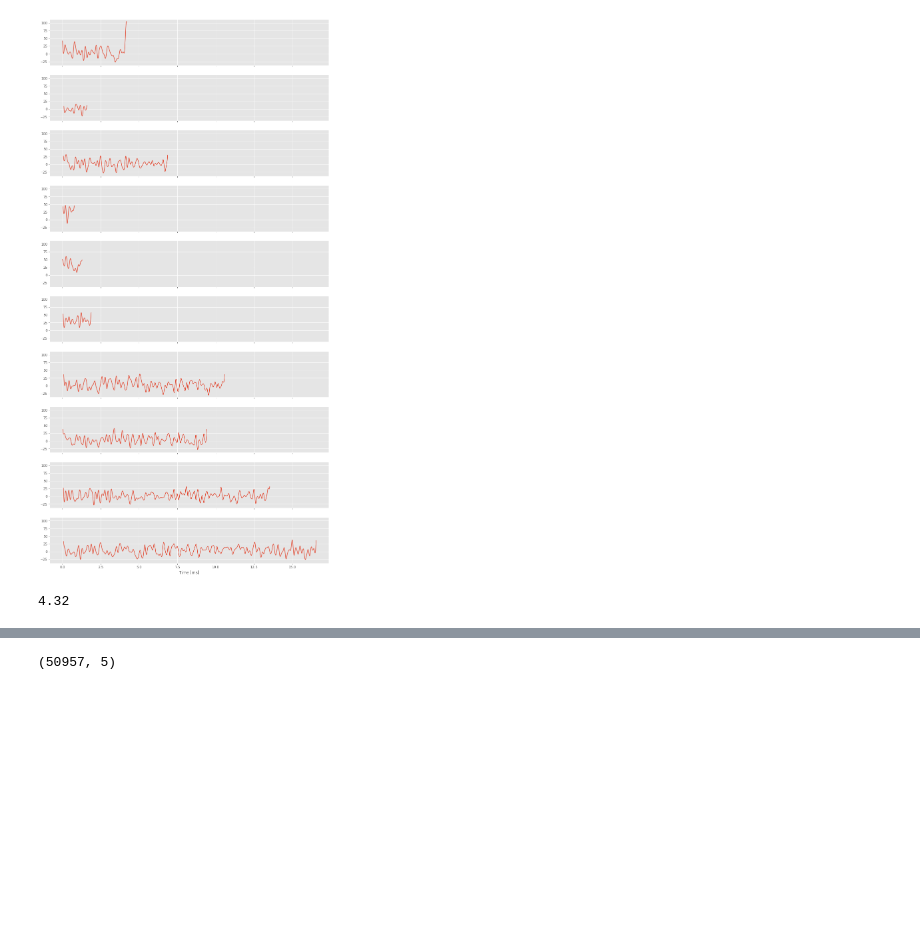
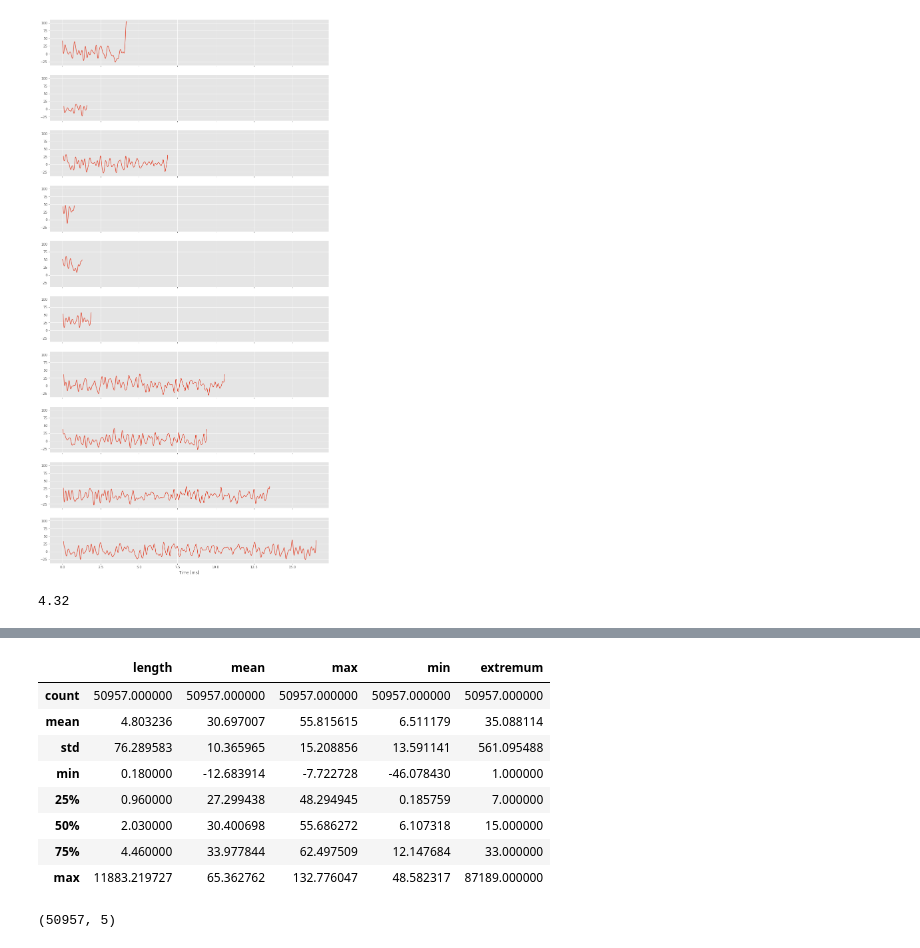
Before and after one commit to HaroldBenoit/ml4science-polymers, a Jupyter notebook: lucas.ipynb, the cells around one changed output, grey strips where cells are left out. Cells and saved outputs as stored; diff of their text form; code cells hidden in the pictures; blank space fills up the shorter version.

```diff
--- a/lucas.ipynb
+++ b/lucas.ipynb
@@ -109,3 +135,15 @@ doubleX=get_extracted_features(arr_double).T
+# %%
+df_double.describe()
+# %% [output]
+|  | length | mean | max | min | extremum |
+| count | 50957.000000 | 50957.000000 | 50957.000000 | 50957.000000 | 50957.000000 |
+| mean | 4.803236 | 30.697007 | 55.815615 | 6.511179 | 35.088114 |
+| std | 76.289583 | 10.365965 | 15.208856 | 13.591141 | 561.095488 |
+| min | 0.180000 | -12.683914 | -7.722728 | -46.078430 | 1.000000 |
+| 25% | 0.960000 | 27.299438 | 48.294945 | 0.185759 | 7.000000 |
+| 50% | 2.030000 | 30.400698 | 55.686272 | 6.107318 | 15.000000 |
+| 75% | 4.460000 | 33.977844 | 62.497509 | 12.147684 | 33.000000 |
+| max | 11883.219727 | 65.362762 | 132.776047 | 48.582317 | 87189.000000 |
 # %%
 doubleX.shape
 # %% [output]
```
Also changed, not shown: parts of 25 cells of this notebook.
